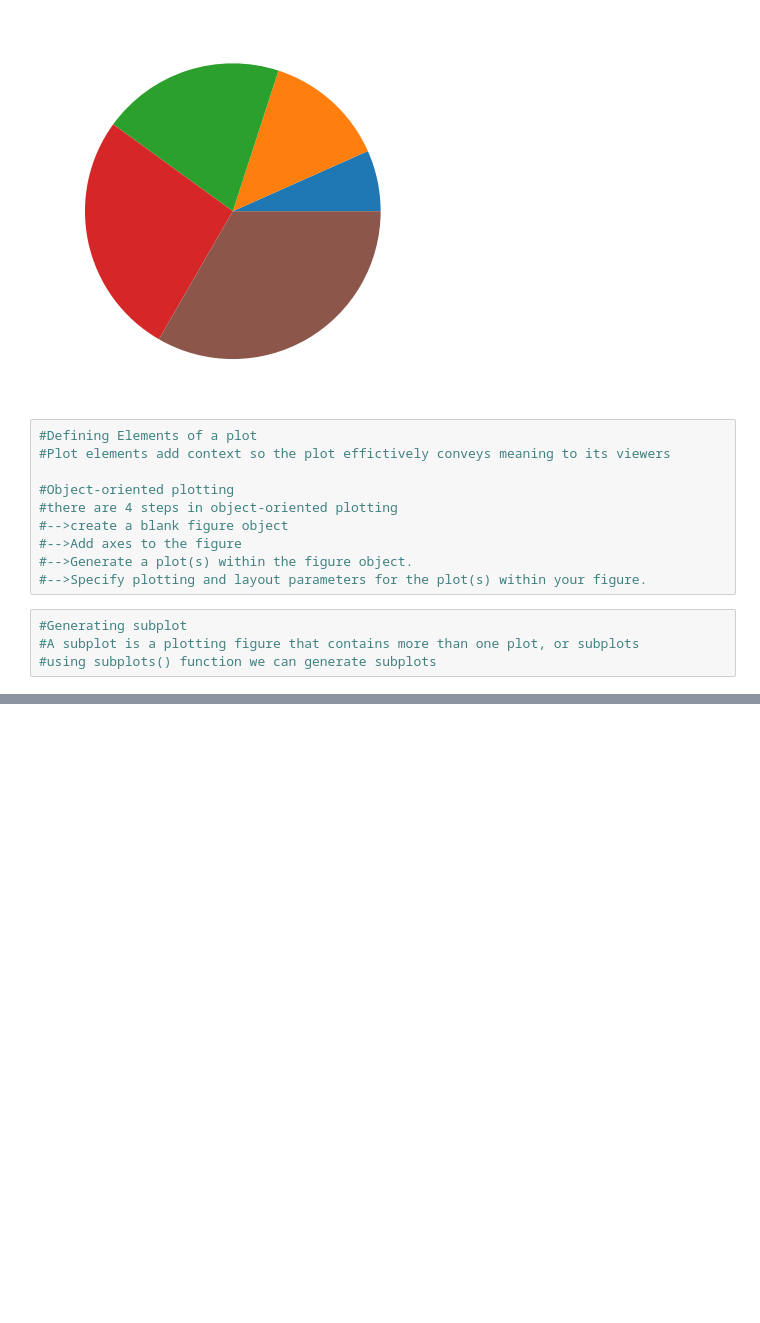
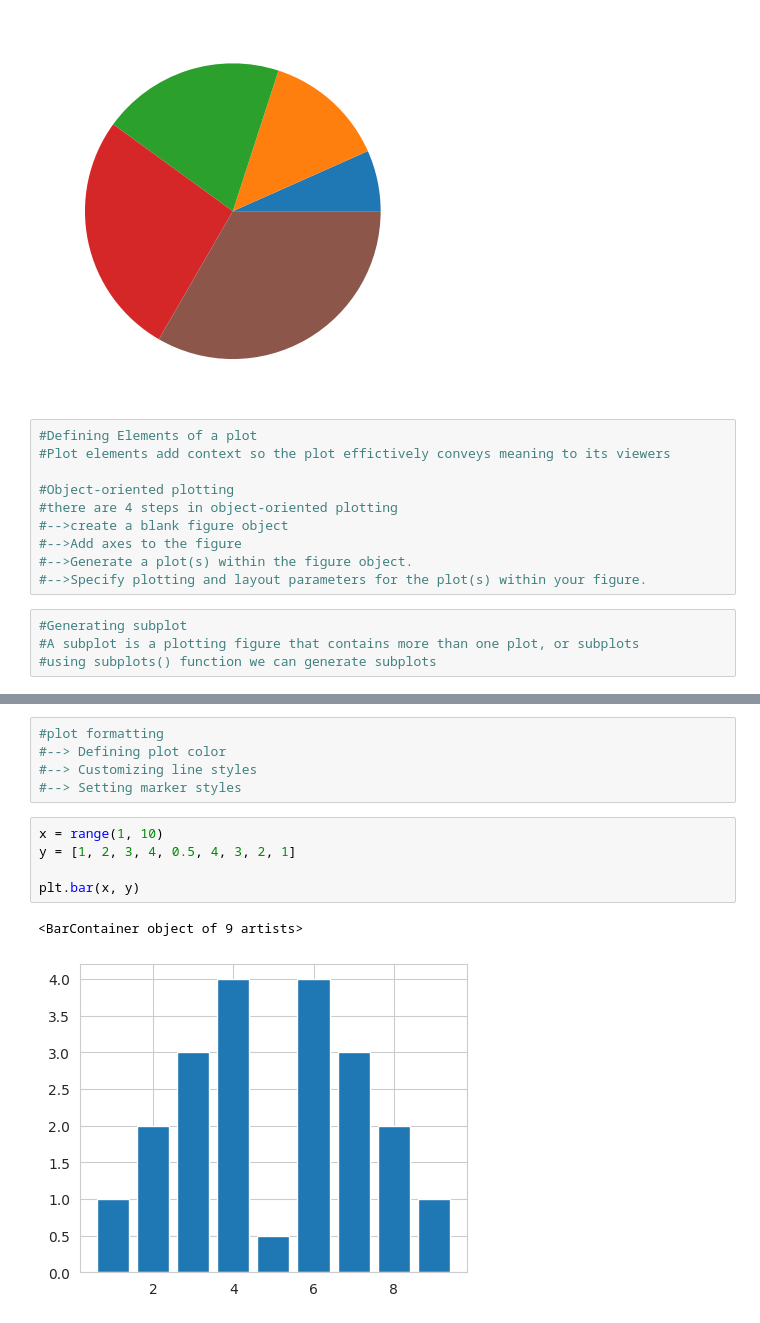
Before and after one commit to venkat56vanaparthi/data_science, a Jupyter notebook: data_visualization.ipynb, the cells around one changed output, grey strips where cells are left out. Saved outputs shown, nothing was run; the diff lists cells and outputs as text; blank space fills up the shorter version.

Commit message:
Data Visualization

```diff
--- a/data_visualization.ipynb
+++ b/data_visualization.ipynb
@@ -292,0 +296,13 @@ ax2.plot(x, y)
+# %%
+#plot formatting
+#--> Defining plot color
+#--> Customizing line styles
+#--> Setting marker styles
+# %%
+x = range(1, 10)
+y = [1, 2, 3, 4, 0.5, 4, 3, 2, 1]
+
+plt.bar(x, y)
+# %% [output]
+<BarContainer object of 9 artists>
+[figure, added]
```
Also changed, not shown: parts of 14 cells of this notebook.
